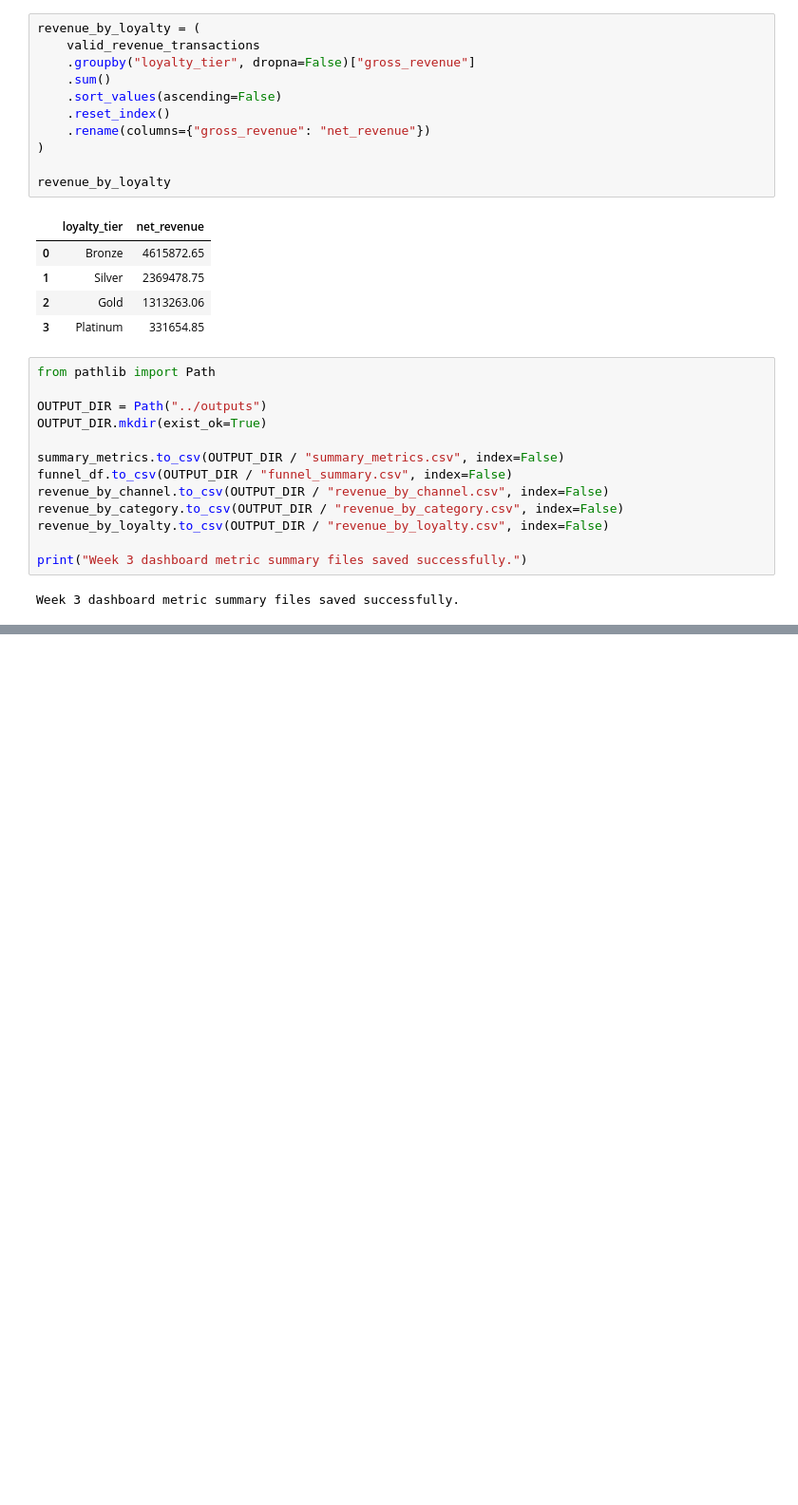
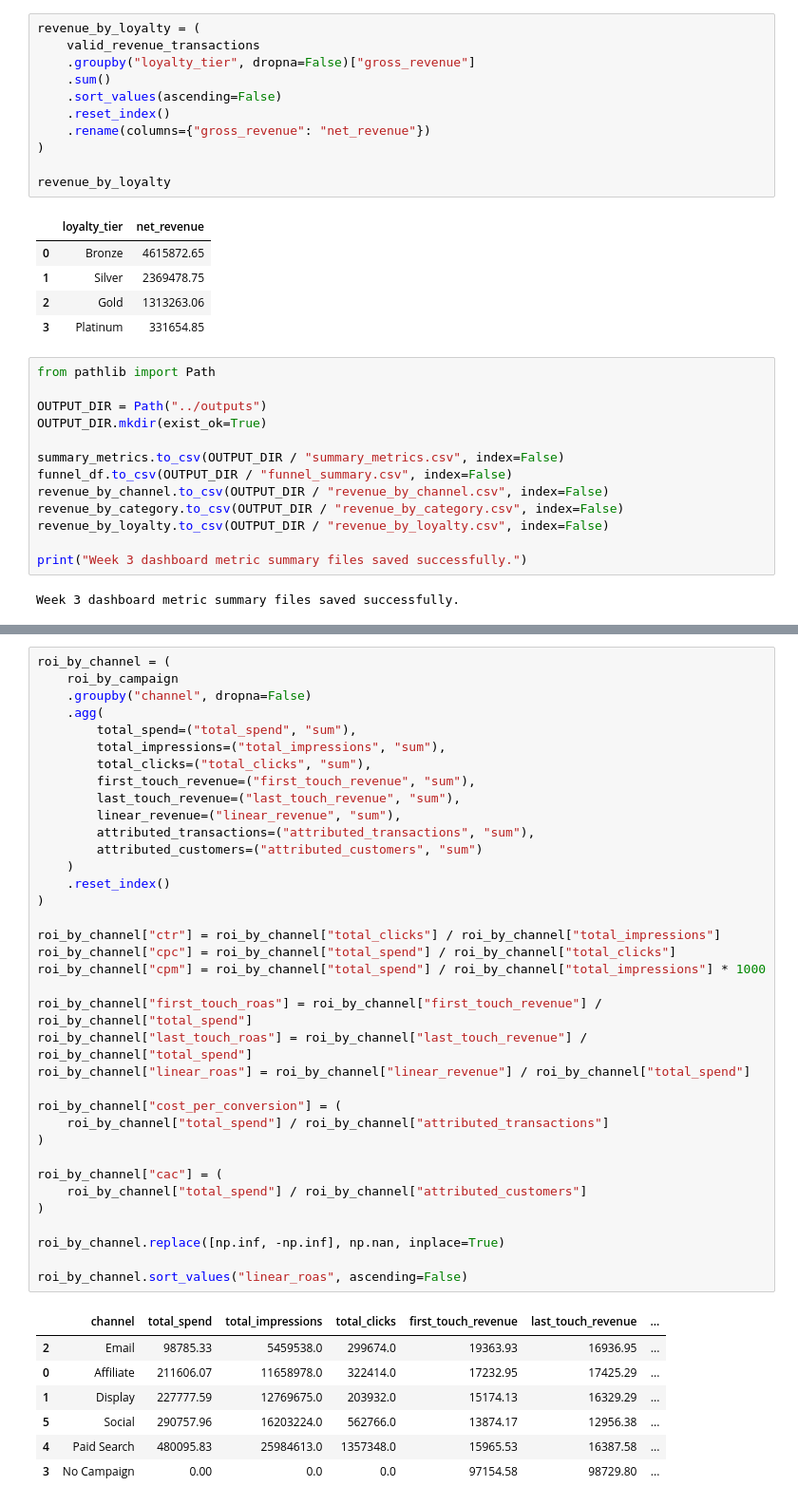
Before and after one commit to Tamoze/Marketing-Attribution-ROI-Dashboard, a Jupyter notebook: notebook/Asmitha_data_validation.ipynb, the cells around one changed output, grey strips where cells are left out. Shown at 95% size. Saved outputs shown, nothing was run; the diff lists cells and outputs as text; blank space fills up the shorter version.

```diff
--- a/notebook/Asmitha_data_validation.ipynb
+++ b/notebook/Asmitha_data_validation.ipynb
@@ -920,0 +1173,44 @@ Week 3 dashboard metric summary files saved successfully.
+# %%
+roi_by_channel = (
+    roi_by_campaign
+    .groupby("channel", dropna=False)
+    .agg(
+        total_spend=("total_spend", "sum"),
+        total_impressions=("total_impressions", "sum"),
+        total_clicks=("total_clicks", "sum"),
+        first_touch_revenue=("first_touch_revenue", "sum"),
+        last_touch_revenue=("last_touch_revenue", "sum"),
+        linear_revenue=("linear_revenue", "sum"),
+        attributed_transactions=("attributed_transactions", "sum"),
+        attributed_customers=("attributed_customers", "sum")
+    )
+    .reset_index()
+)
+
+roi_by_channel["ctr"] = roi_by_channel["total_clicks"] / roi_by_channel["total_impressions"]
+roi_by_channel["cpc"] = roi_by_channel["total_spend"] / roi_by_channel["total_clicks"]
+roi_by_channel["cpm"] = roi_by_channel["total_spend"] / roi_by_channel["total_impressions"] * 1000
+
+roi_by_channel["first_touch_roas"] = roi_by_channel["first_touch_revenue"] / roi_by_channel["total_spend"]
+roi_by_channel["last_touch_roas"] = roi_by_channel["last_touch_revenue"] / roi_by_channel["total_spend"]
+roi_by_channel["linear_roas"] = roi_by_channel["linear_revenue"] / roi_by_channel["total_spend"]
+
+roi_by_channel["cost_per_conversion"] = (
+    roi_by_channel["total_spend"] / roi_by_channel["attributed_transactions"]
+)
+
+roi_by_channel["cac"] = (
+    roi_by_channel["total_spend"] / roi_by_channel["attributed_customers"]
+)
+
+roi_by_channel.replace([np.inf, -np.inf], np.nan, inplace=True)
+
+roi_by_channel.sort_values("linear_roas", ascending=False)
+# %% [output]
+|  | channel | total_spend | total_impressions | total_clicks | first_touch_revenue | last_touch_revenue | ... |
+| 2 | Email | 98785.33 | 5459538.0 | 299674.0 | 19363.93 | 16936.95 | ... |
+| 0 | Affiliate | 211606.07 | 11658978.0 | 322414.0 | 17232.95 | 17425.29 | ... |
+| 1 | Display | 227777.59 | 12769675.0 | 203932.0 | 15174.13 | 16329.29 | ... |
+| 5 | Social | 290757.96 | 16203224.0 | 562766.0 | 13874.17 | 12956.38 | ... |
+| 4 | Paid Search | 480095.83 | 25984613.0 | 1357348.0 | 15965.53 | 16387.58 | ... |
+| 3 | No Campaign | 0.00 | 0.0 | 0.0 | 97154.58 | 98729.80 | ... |
```
Also changed, not shown: parts of 9 cells of this notebook, 4 other files.
